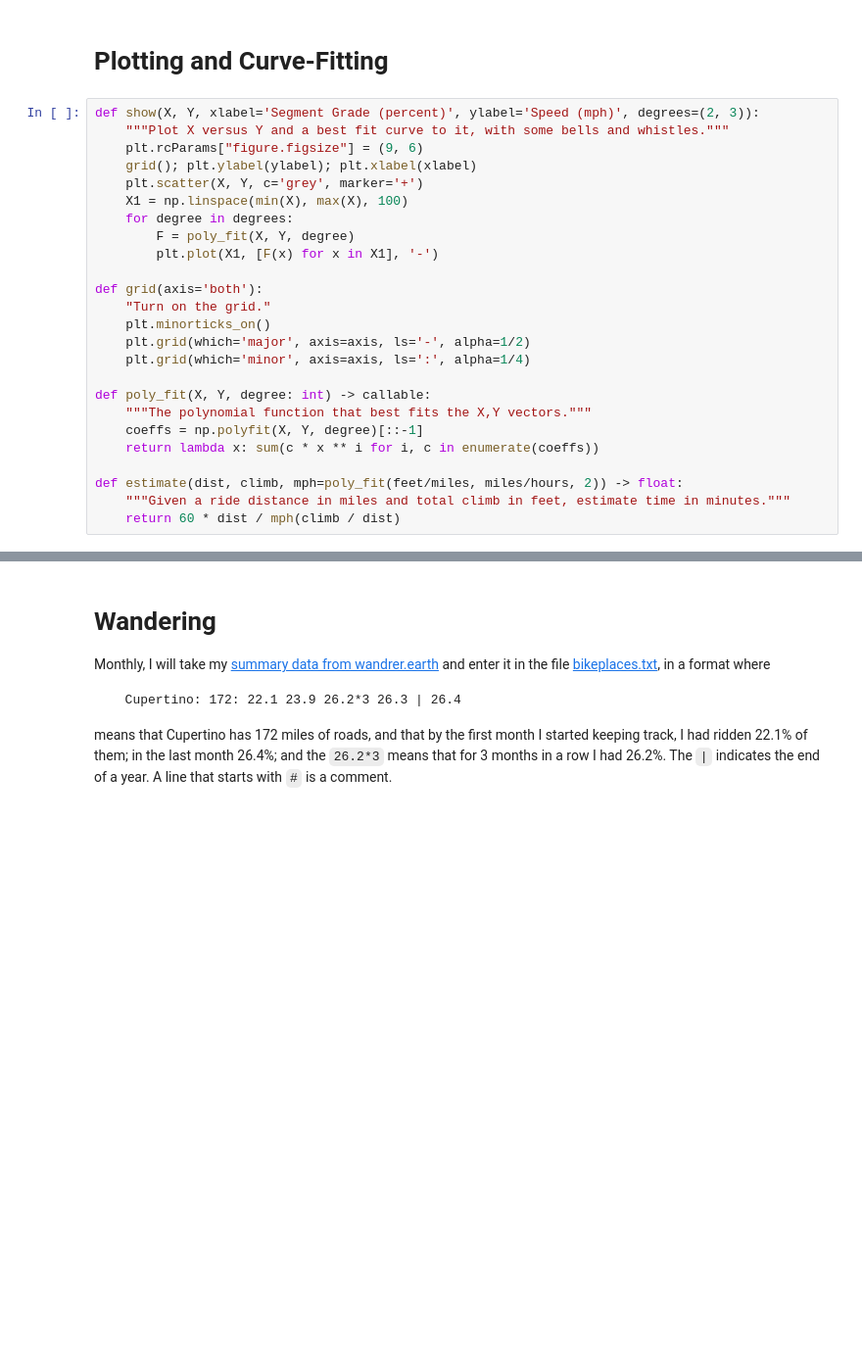
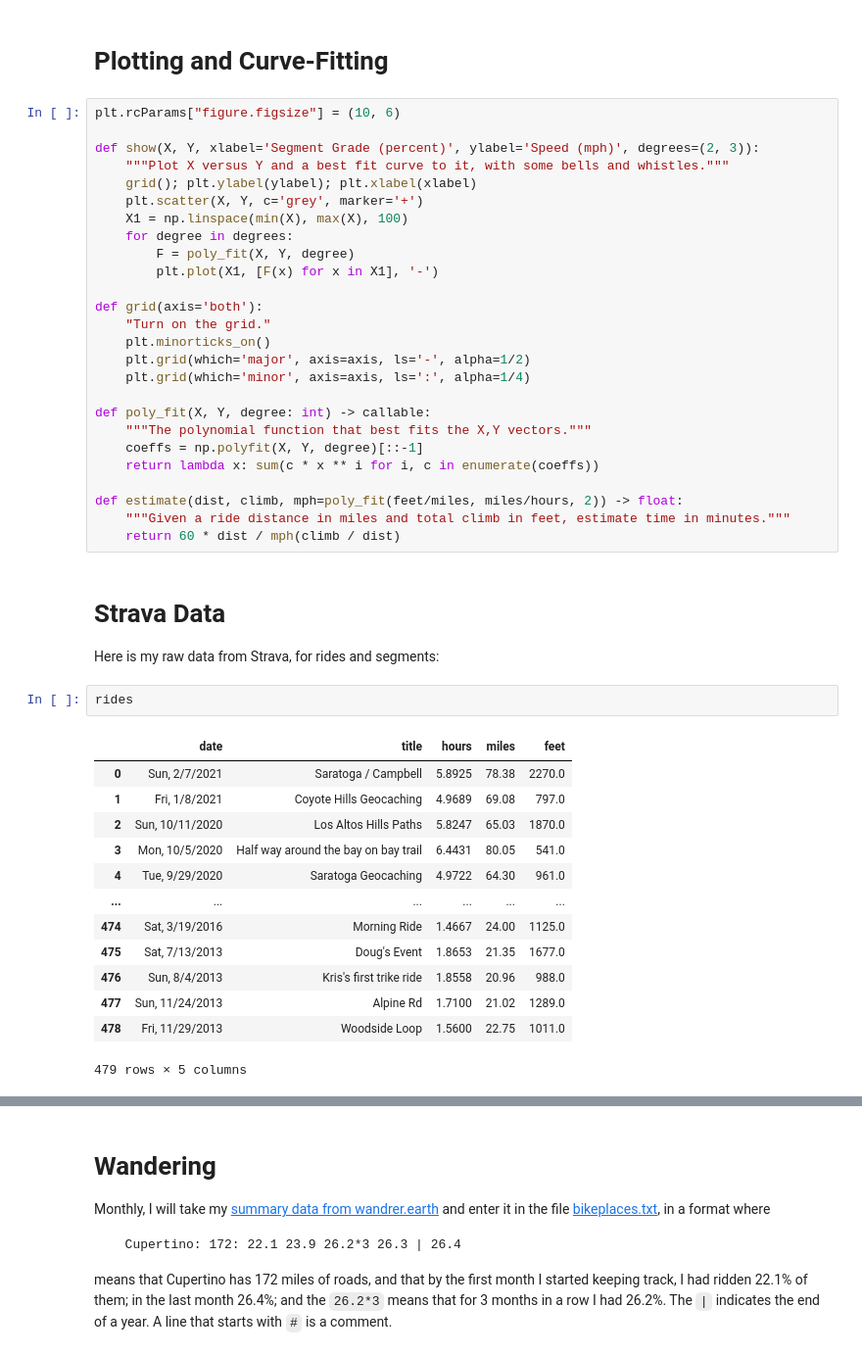
Before and after one commit to norvig/pytudes, a Jupyter notebook: ipynb/BikeCode.ipynb, the cells around one changed output, grey strips where cells are left out. Shown: that part at 98% size. Saved outputs shown, nothing was run; the diff lists cells and outputs as text; blank space fills up the shorter version.

```diff
--- a/ipynb/BikeCode.ipynb
+++ b/ipynb/BikeCode.ipynb
@@ -85,9 +86,10 @@ def year(ride) -> int: return int(ride.date[-4:])
 # %% [markdown]
 # Plotting and Curve-Fitting
 # %%
+plt.rcParams["figure.figsize"] = (10, 6)
+
 def show(X, Y, xlabel='Segment Grade (percent)', ylabel='Speed (mph)', degrees=(2, 3)):
     """Plot X versus Y and a best fit curve to it, with some bells and whistles."""
-    plt.rcParams["figure.figsize"] = (9, 6)
     grid(); plt.ylabel(ylabel); plt.xlabel(xlabel)
     plt.scatter(X, Y, c='grey', marker='+')
     X1 = np.linspace(min(X), max(X), 100)
@@ -109,3 +111,23 @@ def poly_fit(X, Y, degree: int) -> callable:
 def estimate(dist, climb, mph=poly_fit(feet/miles, miles/hours, 2)) -> float:
     """Given a ride distance in miles and total climb in feet, estimate time in minutes."""
     return 60 * dist / mph(climb / dist)
+# %% [markdown]
+# Strava Data
+
+Here is my raw data from Strava, for rides and segments:
+# %%
+rides
+# %% [output]
+|  | date | title | hours | miles | feet |
+| 0 | Sun, 2/7/2021 | Saratoga / Campbell | 5.8925 | 78.38 | 2270.0 |
+| 1 | Fri, 1/8/2021 | Coyote Hills Geocaching | 4.9689 | 69.08 | 797.0 |
+| 2 | Sun, 10/11/2020 | Los Altos Hills Paths | 5.8247 | 65.03 | 1870.0 |
+| 3 | Mon, 10/5/2020 | Half way around the bay on bay trail | 6.4431 | 80.05 | 541.0 |
+| 4 | Tue, 9/29/2020 | Saratoga Geocaching | 4.9722 | 64.30 | 961.0 |
+| ... | ... | ... | ... | ... | ... |
+| 474 | Sat, 3/19/2016 | Morning Ride | 1.4667 | 24.00 | 1125.0 |
+| 475 | Sat, 7/13/2013 | Doug's Event | 1.8653 | 21.35 | 1677.0 |
+| 476 | Sun, 8/4/2013 | Kris's first trike ride | 1.8558 | 20.96 | 988.0 |
+| 477 | Sun, 11/24/2013 | Alpine Rd | 1.7100 | 21.02 | 1289.0 |
+| 478 | Fri, 11/29/2013 | Woodside Loop | 1.5600 | 22.75 | 1011.0 |
+479 rows × 5 columns
```
Also changed, not shown: parts of 5 cells of this notebook, 2 other files.
